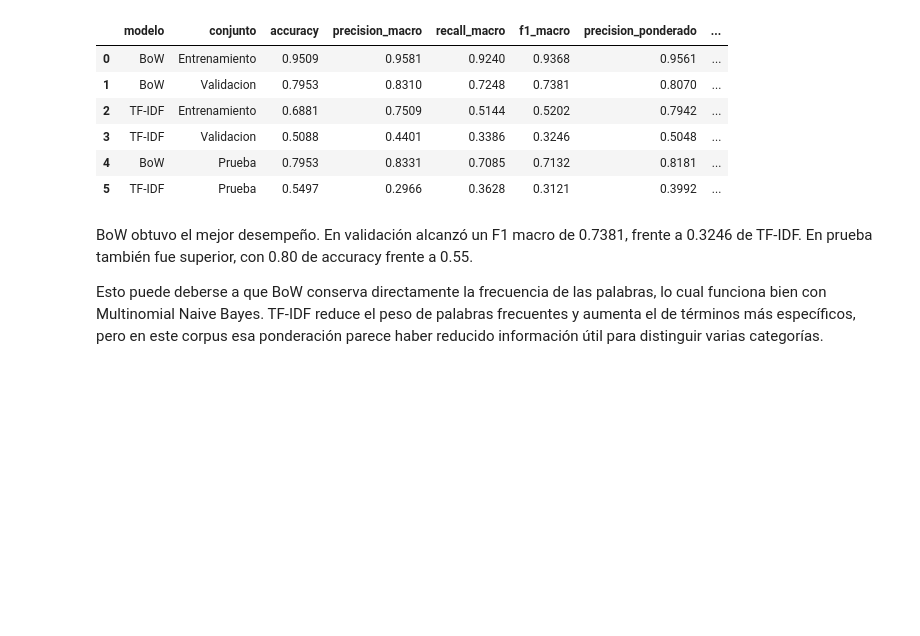
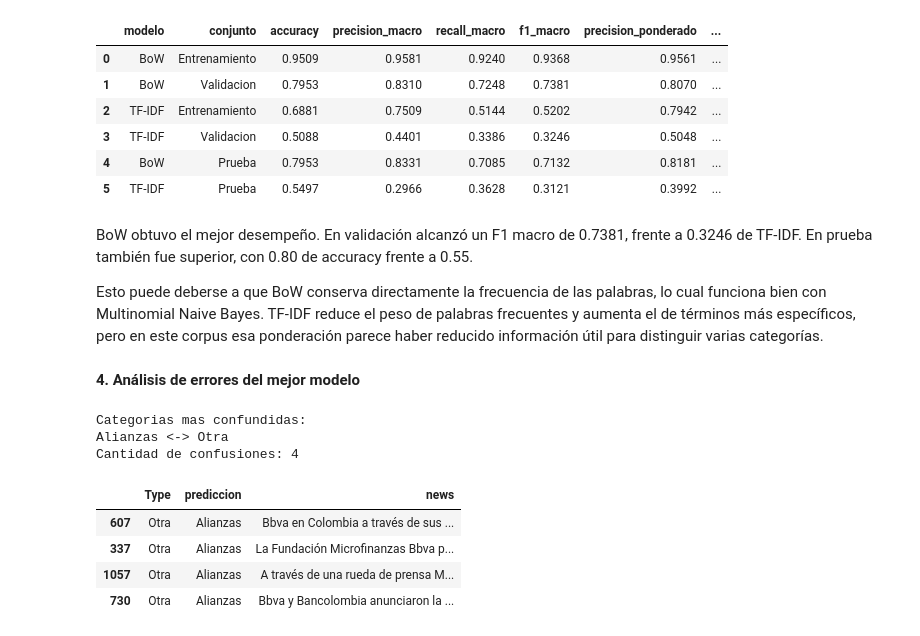
Before and after one commit to JuanDi37/Lab-3---NLP, a Jupyter notebook: Laboratorio#3 NLP.ipynb, the cells around one changed output. Cells and saved outputs as stored; diff of their text form; code cells hidden in the pictures; blank space fills up the shorter version.

```diff
--- a/Laboratorio#3 NLP.ipynb
+++ b/Laboratorio#3 NLP.ipynb
@@ -923,3 +923,80 @@ display(
 BoW obtuvo el mejor desempeño. En validación alcanzó un F1 macro de 0.7381, frente a 0.3246 de TF-IDF. En prueba también fue superior, con 0.80 de accuracy frente a 0.55.
 
 Esto puede deberse a que BoW conserva directamente la frecuencia de las palabras, lo cual funciona bien con Multinomial Naive Bayes. TF-IDF reduce el peso de palabras frecuentes y aumenta el de términos más específicos, pero en este corpus esa ponderación parece haber reducido información útil para distinguir varias categorías.
+# %% [markdown]
+**4. Análisis de errores del mejor modelo**
+# %%
+#utilizamos la matriz de confusion del mejor modelo, que en este caso fue BoW
+#ponemos la diagonal en cero porque no nos interesan las clasificaciones correctas
+#sumamos los errores en ambas direcciones para encontrar las dos categorias
+#que el modelo confunde con mayor frecuencia entre si
+
+confusiones = matriz_confusion_bow_prueba.copy()
+np.fill_diagonal(confusiones, 0)
+
+mayor_confusion = 0
+par_confundido = None
+
+for i in range(len(categorias)):
+    for j in range(i + 1, len(categorias)):
+        total_confusiones = (
+            confusiones[i, j]
+            + confusiones[j, i]
+        )
+
+        if total_confusiones > mayor_confusion:
+            mayor_confusion = total_confusiones
+            par_confundido = (
+                categorias[i],
+                categorias[j]
+            )
+
+categoria_1, categoria_2 = par_confundido
+
+print("Categorias mas confundidas:")
+print(categoria_1, "<->", categoria_2)
+print("Cantidad de confusiones:", mayor_confusion)
+# %% [output]
+Categorias mas confundidas:
+Alianzas <-> Otra
+Cantidad de confusiones: 4
+# %%
+#recuperamos los documentos originales correspondientes al conjunto de prueba
+#agregamos tanto la categoria real como la prediccion realizada por BoW
+#despues filtramos solamente los errores entre las dos categorias identificadas
+#mostramos hasta 5 documentos para poder revisar manualmente su contenido
+
+errores_prueba = corpus.loc[
+    y_prueba.index,
+    [TEXT_COL, CATEGORY_COL]
+].copy()
+
+errores_prueba["prediccion"] = pred_bow_prueba
+
+errores_categorias = errores_prueba[
+    (
+        (errores_prueba[CATEGORY_COL] == categoria_1)
+        & (errores_prueba["prediccion"] == categoria_2)
+    )
+    |
+    (
+        (errores_prueba[CATEGORY_COL] == categoria_2)
+        & (errores_prueba["prediccion"] == categoria_1)
+    )
+]
+
+display(
+    errores_categorias[
+        [
+            CATEGORY_COL,
+            "prediccion",
+            TEXT_COL
+        ]
+    ].head(5)
+)
+# %% [output]
+|  | Type | prediccion | news |
+| 607 | Otra | Alianzas | Bbva en Colombia a través de sus ... |
+| 337 | Otra | Alianzas | La Fundación Microfinanzas Bbva p... |
+| 1057 | Otra | Alianzas | A través de una rueda de prensa M... |
+| 730 | Otra | Alianzas | Bbva y Bancolombia anunciaron la ... |
```
Also changed, not shown: parts of 3 cells of this notebook.
